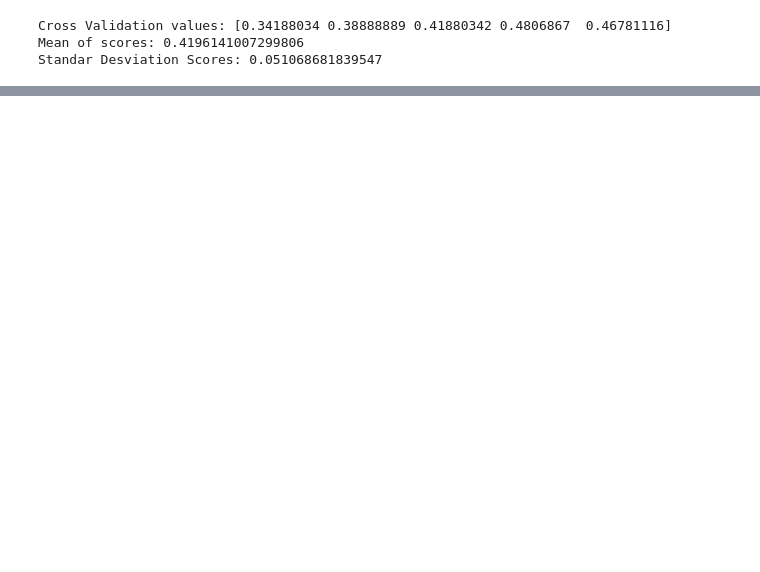
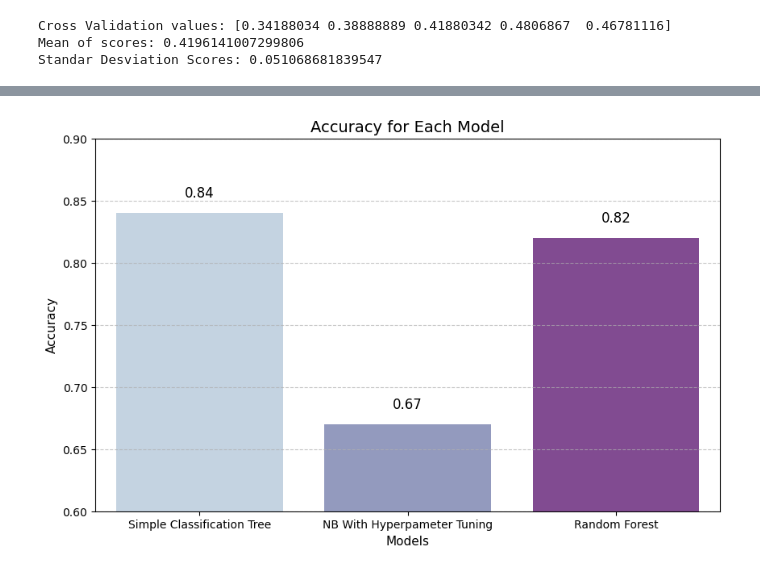
Before and after one commit to MelissaPerez09/HT05-DataMining, a Jupyter notebook: naiveBayes.ipynb, the cells around one changed output, grey strips where cells are left out. Saved outputs shown, nothing was run; the diff lists cells and outputs as text; code cells hidden in the pictures; blank space fills up the shorter version.

Commit message:
feeat: Hyperpameter Tuning

```diff
--- a/naiveBayes.ipynb
+++ b/naiveBayes.ipynb
@@ -373,0 +586,23 @@ Por lo que respondiendo a la pregunta de cuál modelo funcionó mejor, se puede
+# %%
+# Data for the graph
+x_dataGraph = ['Simple Classification Tree', 'NB With Hyperpameter Tuning', 'Random Forest']
+accuracyDataGraph = [0.84, 0.67, 0.82]
+
+# Plot settings
+plt.figure(figsize=(10, 6))
+sns.barplot(x=x_dataGraph, y=accuracyDataGraph, hue=x_dataGraph, palette="BuPu")
+plt.title('Accuracy for Each Model', fontsize=14)
+plt.xlabel('Models', fontsize=11)
+plt.ylabel('Accuracy', fontsize=11)
+plt.ylim(0.6, 0.9)  # Adjusted the y-limit to make room for the bar and label
+plt.grid(axis='y', linestyle='--', alpha=0.7)
+plt.xticks(fontsize=10)
+plt.yticks(fontsize=10)
+
+# Add accuracy values on top of the bars
+for i, v in enumerate(accuracyDataGraph):
+    plt.text(i, v + 0.01, str(v), ha='center', va='bottom', fontsize=12)
+
+plt.show()
+# %% [output]
+[figure, added]
```
Also changed, not shown: parts of 48 cells of this notebook, 1 other file.
